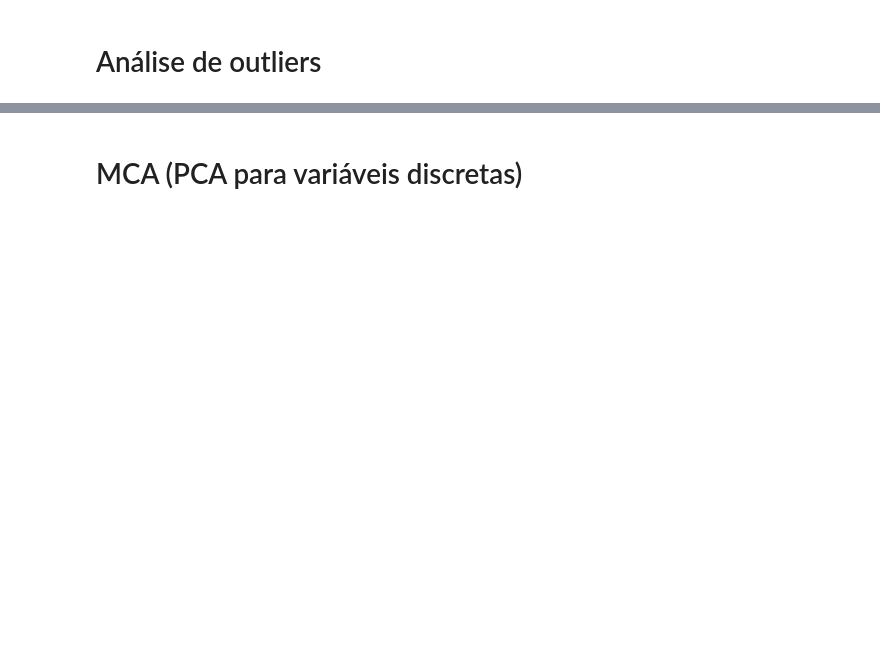
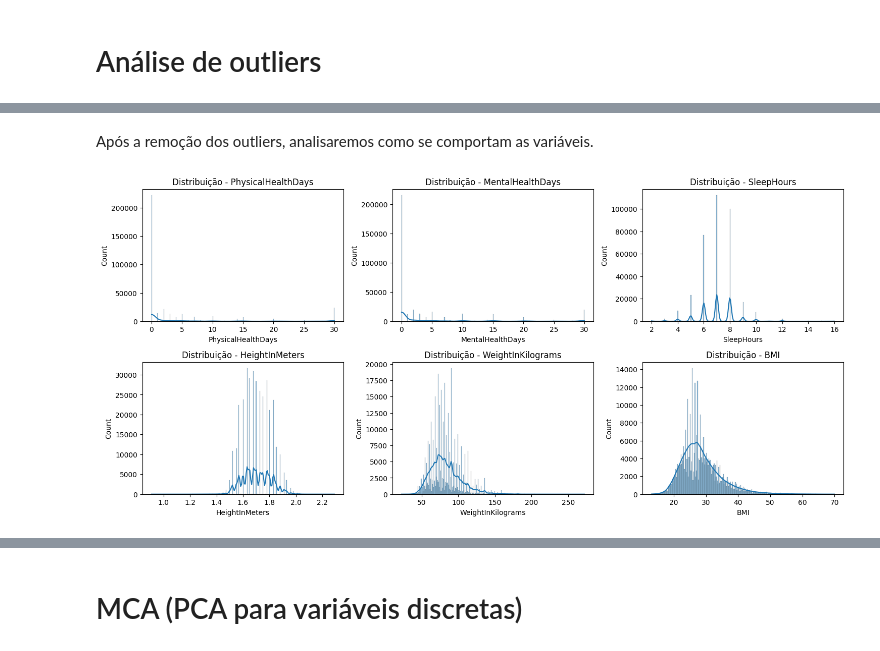
Before and after one commit to gligabo/PCD-1, a Jupyter notebook: src/Eixo-2/analise_eixo02.ipynb, the cells around one changed output, grey strips where cells are left out. Cells and saved outputs as stored; diff of their text form; code cells hidden in the pictures; blank space fills up the shorter version.

Commit message:
analise de outliers

```diff
--- a/src/Eixo-2/analise_eixo02.ipynb
+++ b/src/Eixo-2/analise_eixo02.ipynb
@@ -376,0 +511,27 @@ Name: SmokerStatus_Current smoker - now smokes some days, Length: 354873, dtype:
+# %%
+# cópia com outliers
+df_com_outliers = df.copy()
+
+# df sem outliers
+# altura <= 2.4
+df = df[df['HeightInMeters'] < 2.3]
+
+# BMI dentro de faixa plausível
+df = df[(df['BMI'] > 13) & (df['BMI'] < 70)]
+
+# SleepHours dentro de faixa plausível
+df = df[(df['SleepHours'] > 1) & (df['SleepHours'] < 17)]
+# %% [markdown]
+Após a remoção dos outliers, analisaremos como se comportam as variáveis.
+# %%
+plt.figure(figsize=(15,10))
+
+for i, col in enumerate(num_cols, 1):
+    plt.subplot(3, 3, i)
+    sns.histplot(df[col], kde=True)
+    plt.title(f'Distribuição - {col}')
+
+plt.tight_layout()
+plt.show()
+# %% [output]
+[figure, added]
```
Also changed, not shown: parts of 19 cells of this notebook.
